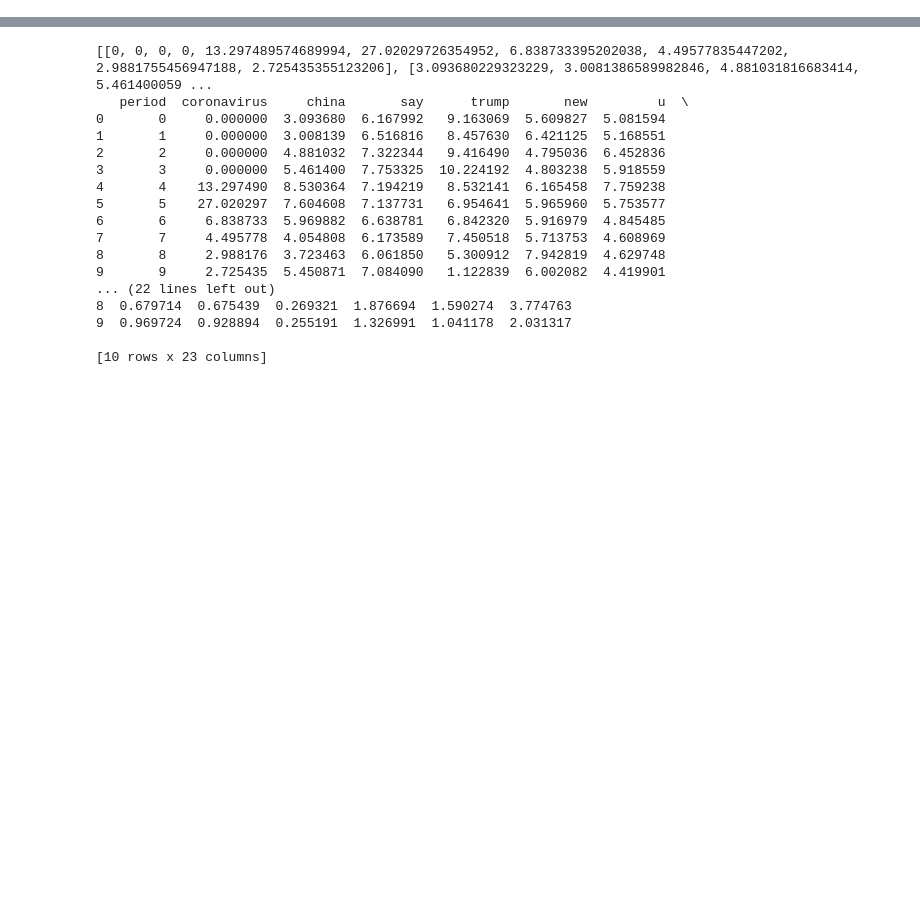
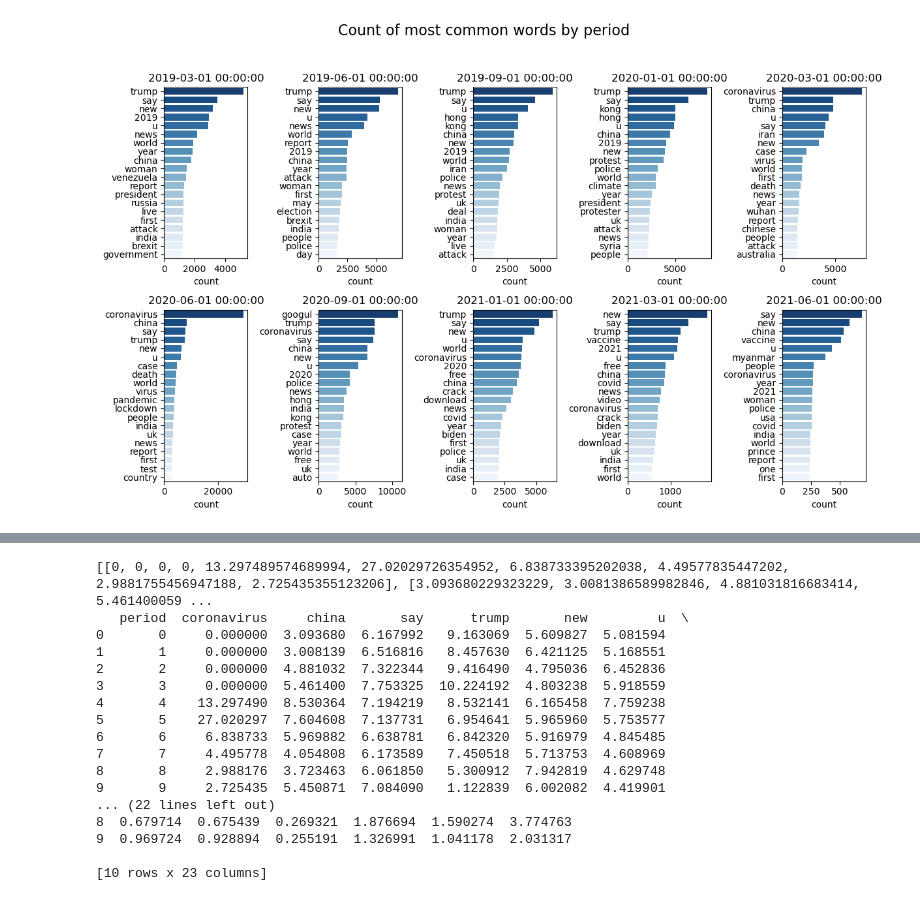
Before and after one commit to rauliacoban/reddit-mining, a Jupyter notebook: reddit.ipynb, the cells around one changed output, grey strips where cells are left out. Cells and saved outputs as stored; diff of their text form; code cells hidden in the pictures; blank space fills up the shorter version.

```diff
--- a/reddit.ipynb
+++ b/reddit.ipynb
@@ -25,0 +231,33 @@ from term_freq import COUNT
+# %%
+words = postsFromCSV("words.csv")
+datas = []
+
+for i in range(len(date_limits)):
+    period = words[words['period'] == i]
+    counts = period['word'].value_counts().head(20)
+
+    counts_ascending = counts.sort_values(ascending=False)
+    datas.append(counts_ascending)
+#plt.show()
+
+COUNT = len(datas)
+
+fig, axes = plt.subplots(2, int(COUNT/2), figsize=(12, 8))
+barplots = []
+for i in range(COUNT):
+    data = datas[i]
+    row = int(i / int(COUNT/2))
+    col = i - row * int(COUNT/2)
+    barplots.append(sns.barplot(x=data, y=data.index, ax=axes[row, col], palette='Blues_r'))
+    axes[row, col].set_title(date_limits[i])
+
+# Set y-axis labels to be more readable
+for ax in axes.flat:
+    ax.set_ylabel('')
+
+# Set overall plot title and adjust spacing
+plt.suptitle('Count of most common words by period', fontsize=16)
+plt.tight_layout(rect=[0, 0.03, 1, 0.95])
+plt.show()
+# %% [output]
+[figure, added]
```
Also changed, not shown: parts of 7 cells of this notebook, 6 other files.
